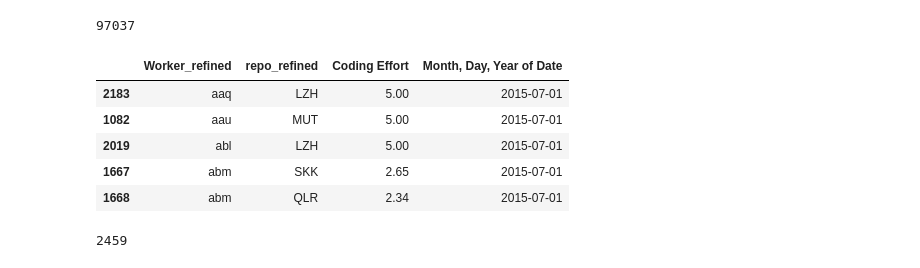
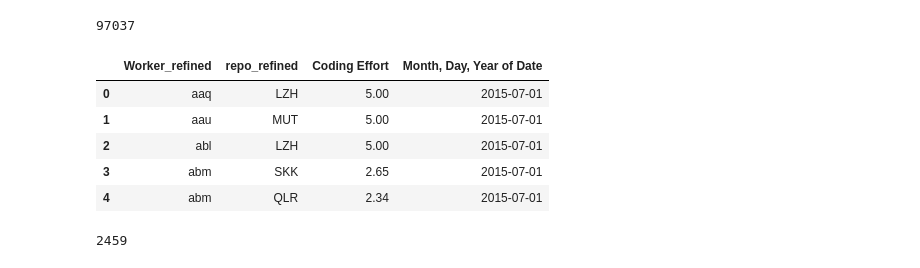
Before and after one commit to MiyainNYC/Graph-Thinking, a Jupyter notebook: dynamics.ipynb, the cells around one changed output. Drawn from its saved outputs; the diff is of its cells as text; code cells hidden in the pictures.

```diff
--- a/dynamics.ipynb
+++ b/dynamics.ipynb
@@ -32,14 +32,14 @@ len(data)
 # %% [output]
 97037
 # %%
-data.sort_values(by = ['Month, Day, Year of Date','Worker_refined']).head()
+data.sort_values(by = ['Month, Day, Year of Date','Worker_refined']).reset_index(drop=True).head()
 # %% [output]
 |  | Worker_refined | repo_refined | Coding Effort | Month, Day, Year of Date |
-| 2183 | aaq | LZH | 5.00 | 2015-07-01 |
-| 1082 | aau | MUT | 5.00 | 2015-07-01 |
-| 2019 | abl | LZH | 5.00 | 2015-07-01 |
-| 1667 | abm | SKK | 2.65 | 2015-07-01 |
-| 1668 | abm | QLR | 2.34 | 2015-07-01 |
+| 0 | aaq | LZH | 5.00 | 2015-07-01 |
+| 1 | aau | MUT | 5.00 | 2015-07-01 |
+| 2 | abl | LZH | 5.00 | 2015-07-01 |
+| 3 | abm | SKK | 2.65 | 2015-07-01 |
+| 4 | abm | QLR | 2.34 | 2015-07-01 |
 # %%
 len(data['Worker_refined'].unique())
 # %% [output]
```
Also changed, not shown: parts of 8 cells of this notebook.
